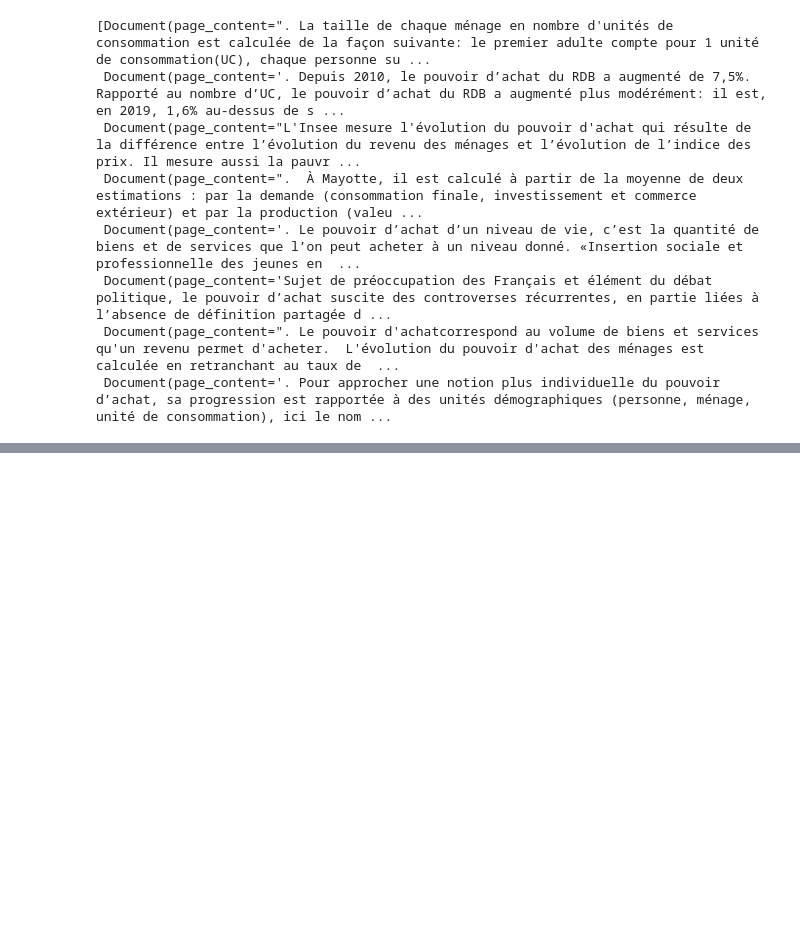
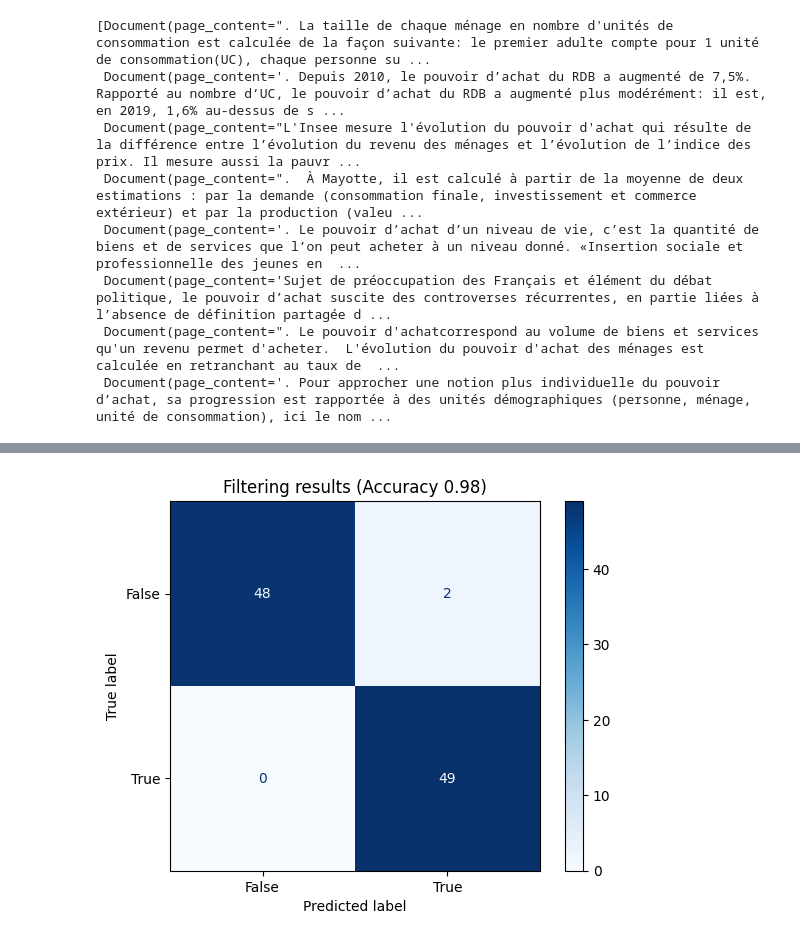
Before and after one commit to InseeFrLab/llm-open-data-insee, a Jupyter notebook: notebooks/test_update.ipynb, the cells around one changed output, grey strips where cells are left out. Drawn from its saved outputs; the diff is of its cells as text; code cells hidden in the pictures; blank space fills up the shorter version.

Commit message:
add a method to filter queries related to INSEE expertise

```diff
--- a/notebooks/test_update.ipynb
+++ b/notebooks/test_update.ipynb
@@ -455,0 +418,10 @@ print(tokenizer.decode(response, skip_special_tokens=True))
+# %%
+#load evaluator
+evaluator_llm , tokenizer = build_llm_model(
+    MODEL_NAME,
+    quantization_config =True,
+    config = True,
+    token=os.getenv("HF_TOKEN"),
+    streaming = False,
+    generation_args = {"do_sample" : False, "max_new_tokens" : 10, "temperature": 0 }
+)
@@ -455,0 +431,9 @@ print(tokenizer.decode(response, skip_special_tokens=True))
+# %%
+from langchain.agents import Agent, AgentExecutor, Tool
+from langchain.prompts import PromptTemplate
+from langchain_core.output_parsers import StrOutputParser
+from langchain_core.runnables import RunnablePassthrough, RunnableParallel,  RunnableLambda
+
+# Define a function to check if the query is related to public statistics
+def is_query_related_to_public_statistics(generation):
+    return generation.lower().find("oui") !=-1
@@ -455,0 +605,21 @@ print(tokenizer.decode(response, skip_special_tokens=True))
+# %%
+#test chain
+preds = agent_executor.batch(test_data["query"])
+# %%
+from sklearn.metrics import confusion_matrix, accuracy_score, ConfusionMatrixDisplay
+import matplotlib.pyplot as plt
+import numpy as np
+
+# Compute accuracy
+acc = accuracy_score(y_true=test_data["label"], y_pred=preds)
+
+# Compute confusion matrix
+c = confusion_matrix(y_true=test_data["label"], y_pred=preds)
+
+# Display confusion matrix
+disp = ConfusionMatrixDisplay(confusion_matrix=c, display_labels=np.unique(test_data["label"]))
+disp.plot(cmap=plt.cm.Blues)
+plt.title(f"Filtering results (Accuracy {acc:.2f})")
+plt.show()
+# %% [output]
+[figure, added]
```
Also changed, not shown: parts of 13 cells of this notebook, 5 other files.
